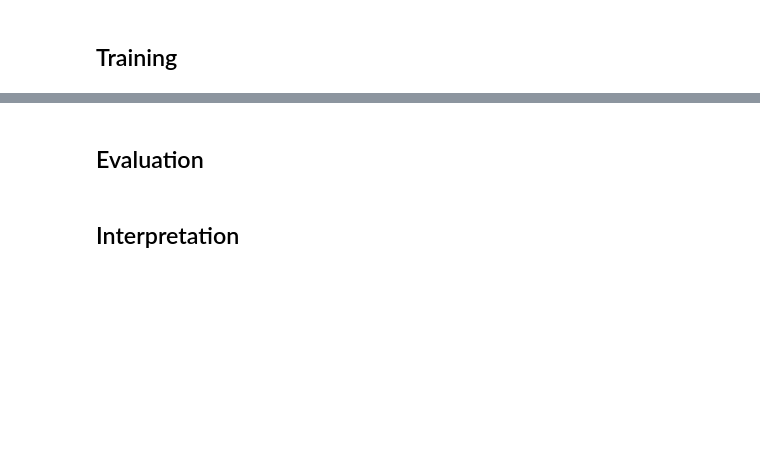
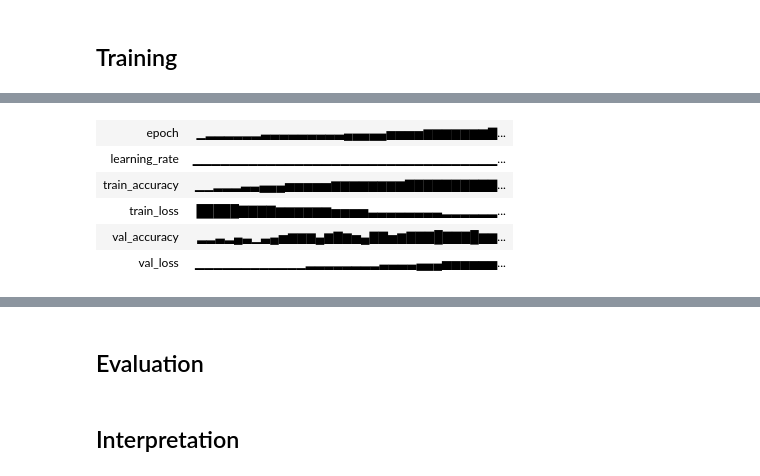
Before and after one commit to Davee02/HSLU.NLP, a Jupyter notebook: course_projects/project_1.ipynb, the cells around one changed output, grey strips where cells are left out. Drawn from its saved outputs; the diff is of its cells as text; code cells hidden in the pictures; blank space fills up the shorter version.

Commit message:
add experiment tracking to project 1

```diff
--- a/course_projects/project_1.ipynb
+++ b/course_projects/project_1.ipynb
@@ -364,0 +418,14 @@ WordEmbeddingQAClassifier(
+# %%
+run = wandb.init(
+  project="hslu-fs25-nlp-qa",
+  entity="dhodel-hslu-nlp",
+  name=f"word-embedding-qa-{datetime.now().strftime('%Y-%m-%dT%H:%M:%S')}",
+  config={
+    "model": "word-embedding",
+    "embedding_dim": model.embedding_dim,
+    "hidden_dim": model.hidden_dim,
+    "learning_rate": 1e-3,
+    "batch_size": batch_size,
+    "epochs": 100
+  }
+)
@@ -365,4 +446,3 @@ WordEmbeddingQAClassifier(
 # %%
-# Loss & Optimizer
 criterion = nn.CrossEntropyLoss()
-optimizer = torch.optim.AdamW(model.parameters(), lr=1e-3)
+optimizer = torch.optim.AdamW(model.parameters(), lr=run.config.learning_rate)
@@ -369,7 +451,5 @@ optimizer = torch.optim.AdamW(model.parameters(), lr=1e-3)
 # %%
-from tqdm import trange
-
-num_epochs = 50
+num_epochs = run.config.epochs
 
 for epoch in (pbar := trange(num_epochs)):
     pbar.set_description(f"Epoch {epoch+1}/{num_epochs}")
@@ -380,42 +460,65 @@ for epoch in (pbar := trange(num_epochs)):
     train_total = 0
 
     for question_batch, choices_batch, y_batch in train_loader:
-        optimizer.zero_grad()
+        optimizer.zero_grad() # zero all the parameter gradients
 
         question_batch, choices_batch, y_batch = question_batch.to(device), choices_batch.to(device), y_batch.to(device)
 
         # Forward pass
-        outputs = model(question_batch, choices_batch)  # (batch_size, 5)
+        outputs = model(question_batch, choices_batch) # (batch_size, 5)
 
         # Compute loss
-        loss = criterion(outputs, y_batch)
-        train_total_loss += loss.item()
+        train_batch_loss = criterion(outputs, y_batch)
+        train_total_loss += train_batch_loss.item()
 
         # Compute accuracy
-        train_predictions = torch.argmax(outputs, dim=1)
-        train_correct += (train_predictions == y_batch).sum().item()
-        train_total += y_batch.size(0)
+        train_predictions = torch.argmax(outputs, dim=1) # get most likely class
+        train_correct += (train_predictions == y_batch).sum().item() # count correct predictions
+        train_total += y_batch.size(0) # count total number of examples
 
         # Backward pass
-        loss.backward()
+        train_batch_loss.backward()
         optimizer.step()
 
-    avg_loss = train_total_loss / len(train_loader)
-    train_accuracy = train_correct / train_total
+    # Calculate train statistics
+    avg_train_loss = train_total_loss / len(train_loader) # average loss per batch
+    train_accuracy = train_correct / train_total # overall accuracy
 
     # Evaluate
     model.eval()
-    train_correct = 0
-    train_total = 0
+    val_correct = 0
+    val_total  = 0
+    val_total_loss  = 0
+
     with torch.no_grad():
-        for question_batch, choices_batch, y_val in valid_loader:
-            question_batch, choices_batch, y_val = question_batch.to(device), choices_batch.to(device), y_val.to(device)
+        for question_batch, choices_batch, y_batch in valid_loader:
+            question_batch, choices_batch, y_batch = question_batch.to(device), choices_batch.to(device), y_batch.to(device)
 
-            val_outputs = model(question_batch, choices_batch)
-            val_predictions = torch.argmax(val_outputs, dim=1)
-            train_correct += (val_predictions == y_val).sum().item()
-            train_total += y_val.size(0)
+            val_outputs = model(question_batch, choices_batch) # (batch_size, 5)
 
-        val_accuracy = train_correct / train_total
+            # Calculate validation loss
+            val_batch_loss = criterion(val_outputs, y_batch)
+            val_total_loss += val_batch_loss.item()
 
-    pbar.set_postfix({"train_loss": avg_loss, "train_acc": train_accuracy, "val_acc": val_accuracy})
+            val_predictions = torch.argmax(val_outputs, dim=1) # get most likely class
+            val_correct += (val_predictions == y_batch).sum().item() # count correct predictions
+            val_total += y_batch.size(0) # count total number of examples
+
+    # Calculate validation statistics
+    avg_val_loss = val_total_loss / len(valid_loader) # average loss per batch
+    val_accuracy = val_correct / val_total # overall accuracy
+
+    pbar.set_postfix({"train_loss": avg_train_loss, "train_acc": train_accuracy, "val_acc": val_accuracy})
+
+    # Log metrics to wandb
+    wandb.log({
+        "epoch": epoch,
+        "train_loss": avg_train_loss,
+        "train_accuracy": train_accuracy,
+        "val_loss": avg_val_loss,
+        "val_accuracy": val_accuracy,
+        "learning_rate": optimizer.param_groups[0]['lr'], # current learning rate
+    })
+
+wandb.finish()
+# %% [output]
@@ -421,0 +527,6 @@ for epoch in (pbar := trange(num_epochs)):
+| epoch | ▁▂▂▂▂▂▂▃▃▃▃▃▃▃▃▃▄▄▄▄▄▅▅▅▅▆▆▆▆▆▆▆▇... |
+| learning_rate | ▁▁▁▁▁▁▁▁▁▁▁▁▁▁▁▁▁▁▁▁▁▁▁▁▁▁▁▁▁▁▁▁▁... |
+| train_accuracy | ▁▁▂▂▂▃▃▄▄▄▅▅▅▅▅▆▆▆▆▆▆▆▆▇▇▇▇▇▇▇▇▇▇... |
+| train_loss | █████▇▇▇▇▆▆▆▆▆▆▅▅▅▅▃▃▃▃▃▃▃▃▂▂▂▂▂▂... |
+| val_accuracy | ▂▂▃▂▄▃▁▃▄▅▆▆▆▄▆▇▆▅▄▇▇▅▆▇▇▇█▇▇▇█▆▆... |
+| val_loss | ▁▁▁▁▁▁▁▁▁▁▁▁▂▂▂▂▂▂▂▂▃▃▃▃▄▄▄▅▅▅▅▅▅... |
```
Also changed, not shown: parts of 40 cells of this notebook.
